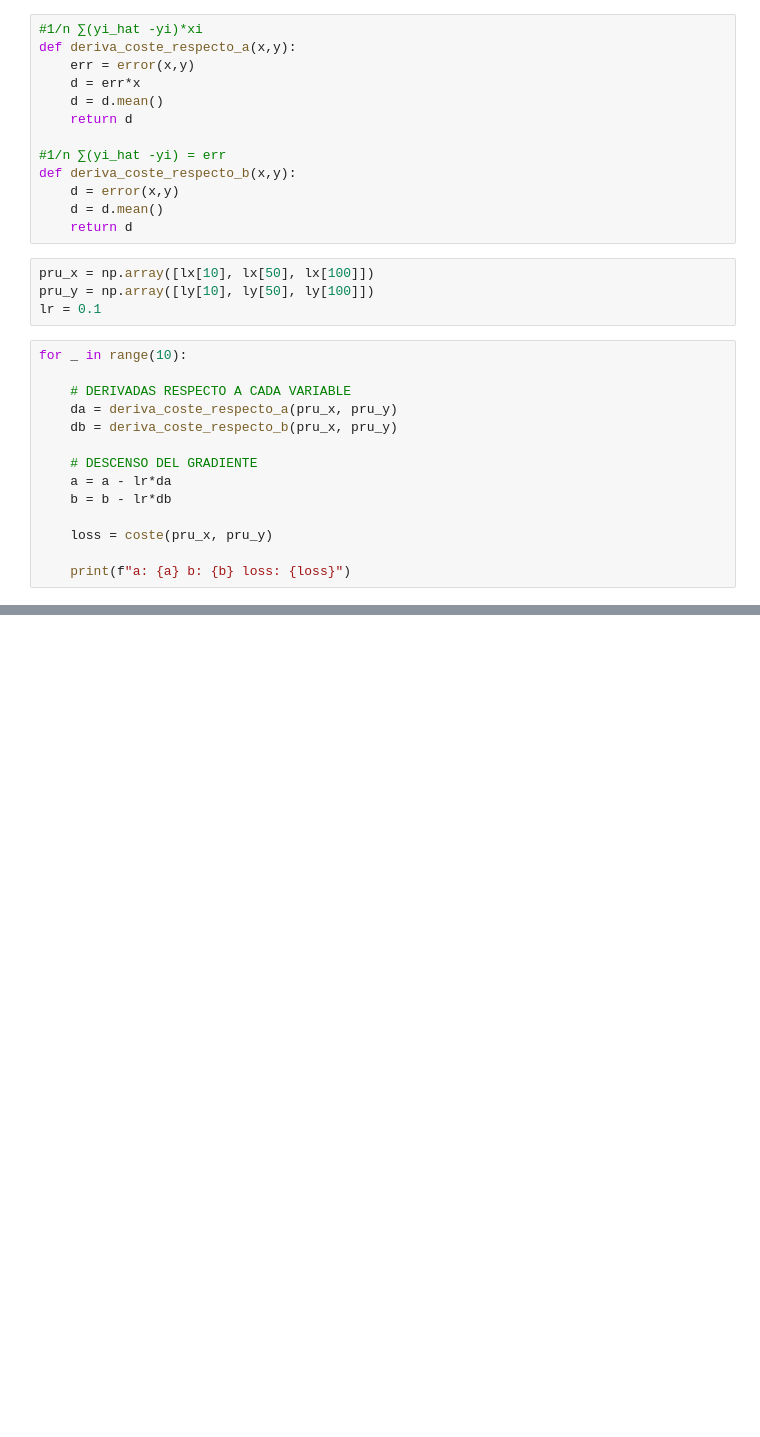
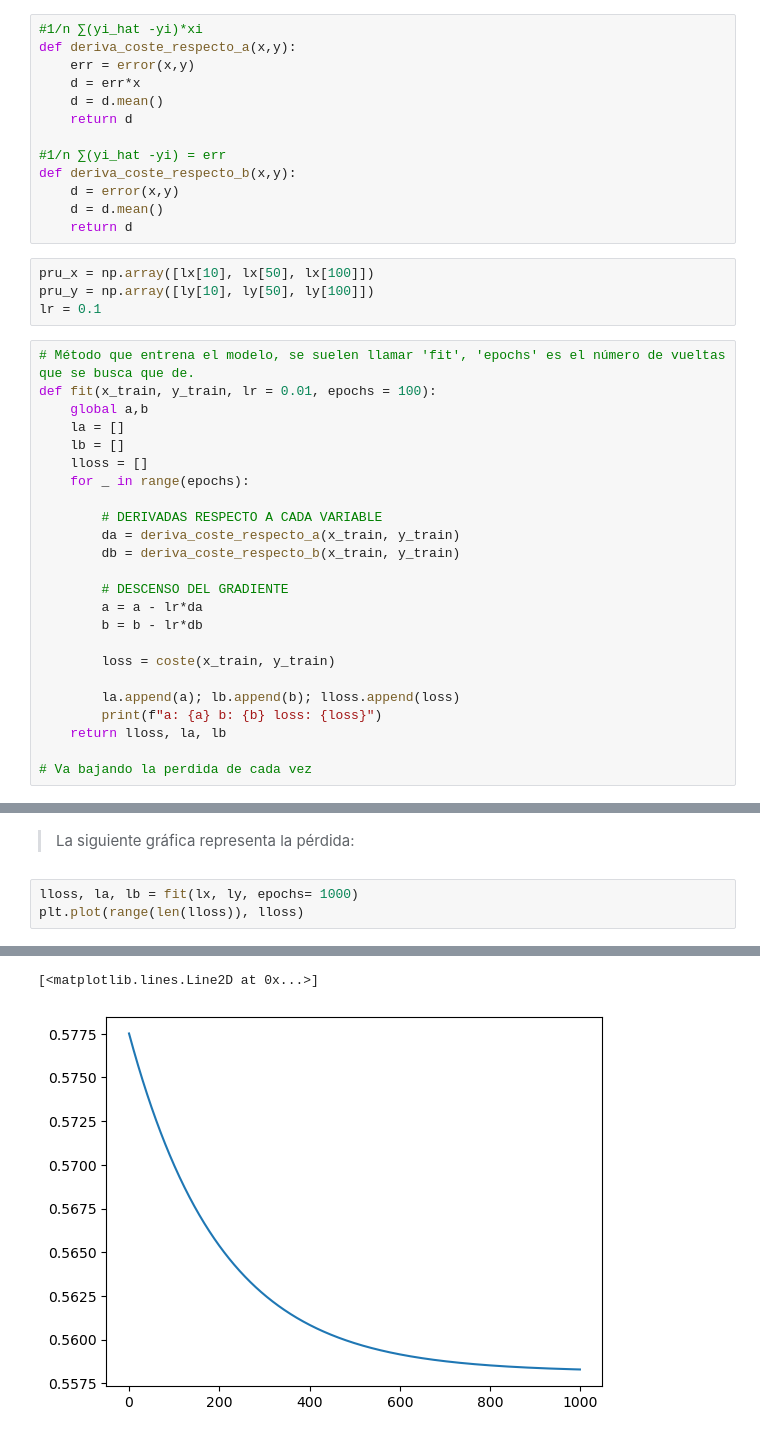
Before and after one commit to DaniMartinezX/carpeta_IA, a Jupyter notebook: Programacion de IA/tirmestre_2/reglin.ipynb, the cells around one changed output, grey strips where cells are left out. Drawn from its saved outputs; the diff is of its cells as text; blank space fills up the shorter version.

```diff
--- a/Programacion de IA/tirmestre_2/reglin.ipynb
+++ b/Programacion de IA/tirmestre_2/reglin.ipynb
@@ -98,16 +98,26 @@ pru_x = np.array([lx[10], lx[50], lx[100]])
 pru_y = np.array([ly[10], ly[50], ly[100]])
 lr = 0.1
 # %%
-for _ in range(10):
+# Método que entrena el modelo, se suelen llamar 'fit', 'epochs' es el número de vueltas que se busca que de.
+def fit(x_train, y_train, lr = 0.01, epochs = 100):
+    global a,b
+    la = []
+    lb = []
+    lloss = []
+    for _ in range(epochs):
 
-    # DERIVADAS RESPECTO A CADA VARIABLE
-    da = deriva_coste_respecto_a(pru_x, pru_y)
-    db = deriva_coste_respecto_b(pru_x, pru_y)
+        # DERIVADAS RESPECTO A CADA VARIABLE
+        da = deriva_coste_respecto_a(x_train, y_train)
+        db = deriva_coste_respecto_b(x_train, y_train)
 
-    # DESCENSO DEL GRADIENTE
-    a = a - lr*da
-    b = b - lr*db
+        # DESCENSO DEL GRADIENTE
+        a = a - lr*da
+        b = b - lr*db
 
-    loss = coste(pru_x, pru_y)
+        loss = coste(x_train, y_train)
 
-    print(f"a: {a} b: {b} loss: {loss}")
+        la.append(a); lb.append(b); lloss.append(loss)
+        print(f"a: {a} b: {b} loss: {loss}")
+    return lloss, la, lb
+
+# Va bajando la perdida de cada vez
@@ -124,0 +124,6 @@ a: 0.5873897696107981 b: 4.408251894382934 loss: 0.3327831955734129
+# %% [markdown]
+> La siguiente gráfica representa la pérdida:
+# %%
+lloss, la, lb = fit(lx, ly, epochs= 1000)
+plt.plot(range(len(lloss)), lloss)
+# %% [output]
@@ -124,0 +147,2 @@ a: 0.5873897696107981 b: 4.408251894382934 loss: 0.3327831955734129
+[<matplotlib.lines.Line2D at 0x...>]
+[figure, added]
```
Also changed, not shown: parts of 5 cells of this notebook.
